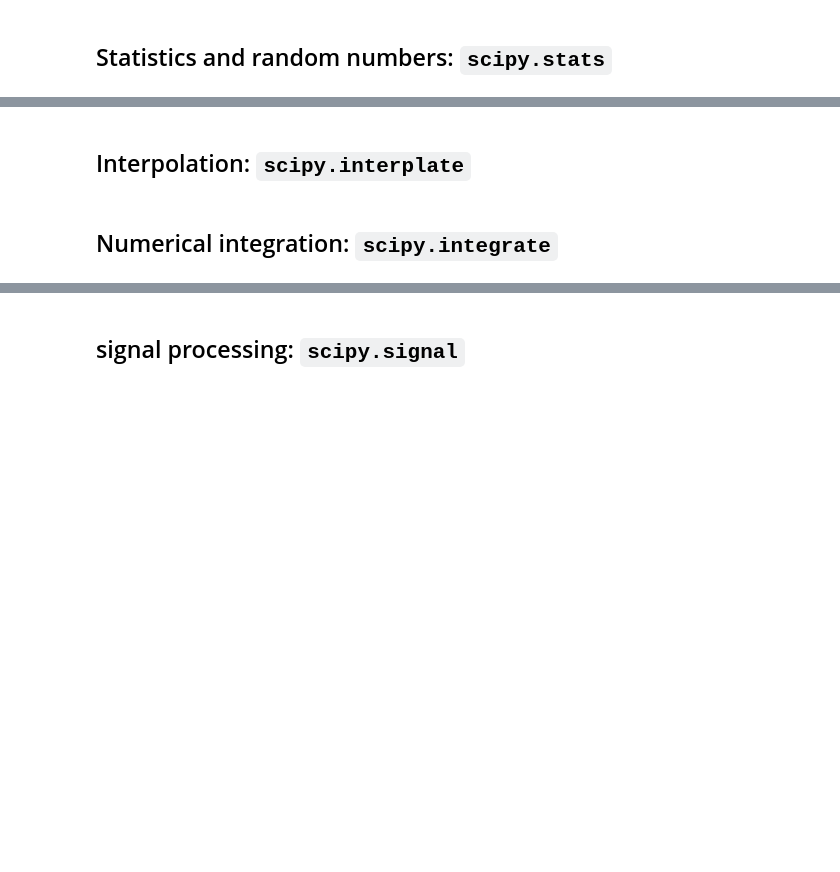
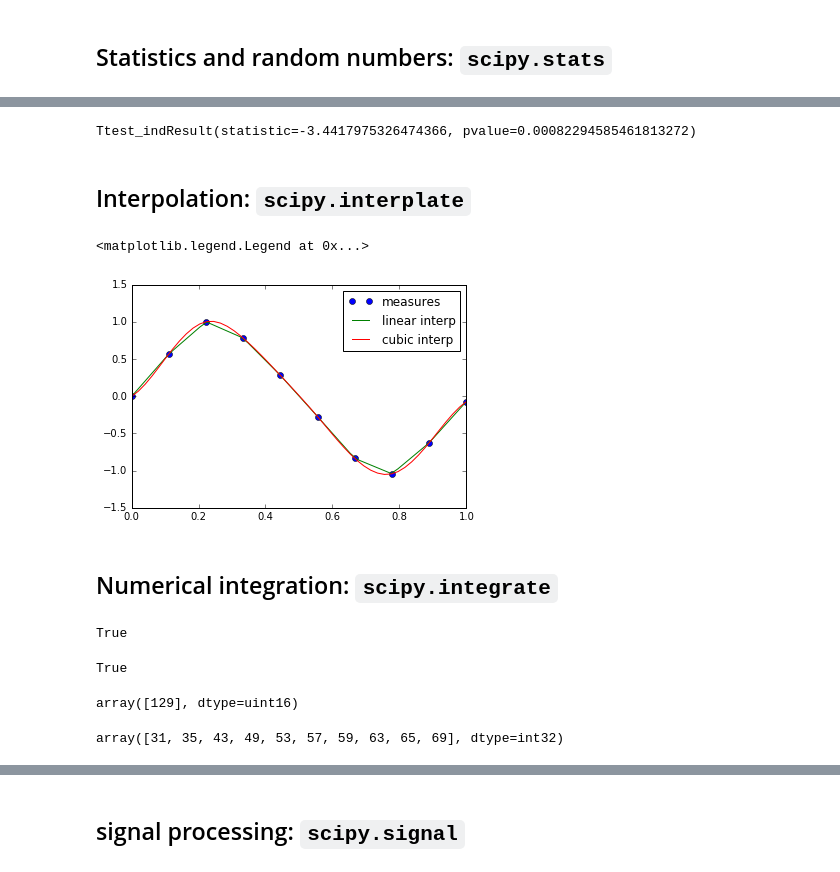
Before and after one commit to chenchaodev/note_machine_learning, a Jupyter notebook: python/Scipy Notes/1.05 Scipy basic.ipynb, the cells around one changed output, grey strips where cells are left out. Cells and saved outputs as stored; diff of their text form; code cells hidden in the pictures; blank space fills up the shorter version.

```diff
--- a/python/Scipy Notes/1.05 Scipy basic.ipynb
+++ b/python/Scipy Notes/1.05 Scipy basic.ipynb
@@ -112,4 +230,46 @@ plt.ylabel('Amplitude')
+# %%
+>>> a = np.random.normal(0, 1, size=100)
+>>> b = np.random.normal(1, 1, size=10)
+>>> stats.ttest_ind(a, b)
+# %% [output]
+Ttest_indResult(statistic=-3.4417975326474366, pvalue=0.00082294585461813272)
 # %% [markdown]
 ## Interpolation: `scipy.interplate`
+# %%
+"""Generate the interpolation.png image for the interpolate
+section of the Scipy tutorial
+"""
+
+import numpy as np
+from scipy.interpolate import interp1d
+import pylab as pl
+
+measured_time = np.linspace(0, 1, 10)
+noise = (np.random.random(10)*2 - 1) * 1e-1
+measures = np.sin(2 * np.pi * measured_time) + noise
+
+linear_interp = interp1d(measured_time, measures)
+computed_time = np.linspace(0, 1, 50)
+linear_results = linear_interp(computed_time)
+cubic_interp = interp1d(measured_time, measures, kind='cubic')
+cubic_results = cubic_interp(computed_time)
+
+pl.plot(measured_time, measures, 'o', ms=6, label='measures')
+pl.plot(computed_time, linear_results, label='linear interp')
+pl.plot(computed_time, cubic_results, label='cubic interp')
+pl.legend()
+# %% [output]
+<matplotlib.legend.Legend at 0x...>
+[figure, added]
 # %% [markdown]
 ## Numerical integration: `scipy.integrate`
+# %%
+>>> from scipy.integrate import quad
+>>> res, err = quad(np.sin, 0, np.pi/2)
+>>> np.allclose(res, 1)
+# %% [output]
+True
+# %%
+>>> np.allclose(err, 1 - res)
+# %% [output]
+True
@@ -115,0 +281,15 @@ plt.ylabel('Amplitude')
+# %%
+>>> counter = np.zeros((1,), dtype=np.uint16)
+
+>>> from scipy.integrate import odeint
+>>> time_vec = np.linspace(0, 4, 40)
+>>> yvec, info = odeint(calc_derivative, 1, time_vec,
+...                     args=(counter,), full_output=True)
+
+>>> counter
+# %% [output]
+array([129], dtype=uint16)
+# %%
+>>> info['nfe'][:10]
+# %% [output]
+array([31, 35, 43, 49, 53, 57, 59, 63, 65, 69], dtype=int32)
```
Also changed, not shown: parts of 57 cells of this notebook, 2 other files.
